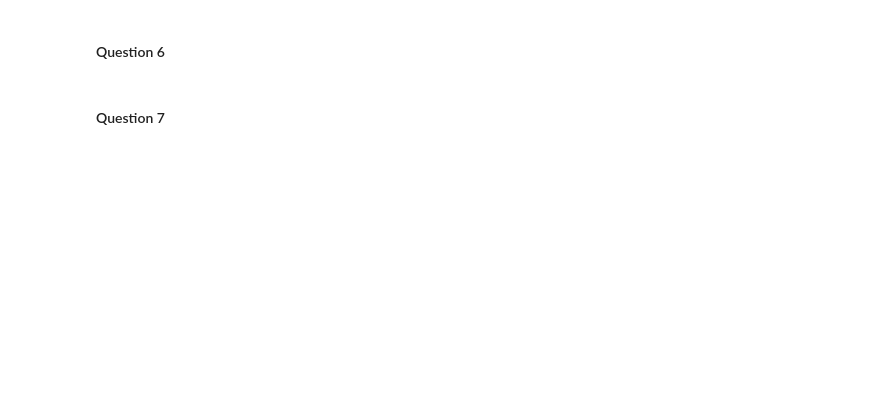
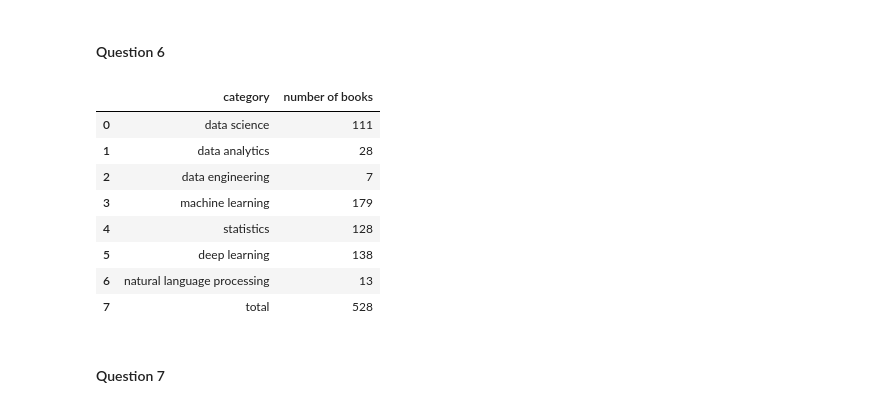
Before and after one commit to IshayM-git/assignment1_322815341_212362594, a Jupyter notebook: assignment1-task2.ipynb, the cells around one changed output. Saved outputs shown, nothing was run; the diff lists cells and outputs as text; code cells hidden in the pictures; blank space fills up the shorter version.

```diff
--- a/assignment1-task2.ipynb
+++ b/assignment1-task2.ipynb
@@ -49,12 +176,45 @@ df.info()
 # %%
 ### inspect book titles carefully: they can be roughly split by keyphrases:
 ### ['data science', 'data analytics', 'data engineering', 'machine learning', 'statistics',
 ### 'deep learning', 'natural language processing']
 
 ### a book belongs to one of the above categories if its name contains the corresponding keyphrase
 ### display the number of books that fall into each category and their total, in the same table
 ### some books may not belong to any of the listed above categories
 ### category match should be case insensitive
+
+
+keywords = ['data science', 'data analytics', 'data engineering', 'machine learning',
+            'statistics', 'deep learning', 'natural language processing']
+
+category_count_dict = {}  # counter for each category
+
+# create new df with the title in lower case (case insensitive), and with a boolean column to count only one time per book (for their total)
+df_books_title_lower_case = pd.DataFrame()
+df_books_title_lower_case['title'] = df['title'].str.lower()
+df_books_title_lower_case['counted'] = False
+
+# sum per keyword and update counted column
+for keyword in keywords:
+    matches = df_books_title_lower_case['title'].str.contains(keyword, na=False)
+    count = matches.sum()
+    category_count_dict[keyword] = count
+    df_books_title_lower_case.loc[matches, 'counted'] = True # mark relevant row as counted
+
+category_count_dict['total'] = df_books_title_lower_case['counted'].sum() # count how many trues
+
+result_q6 = pd.DataFrame(list(category_count_dict.items()), columns=['category', 'number of books'])
+result_q6
+# %% [output]
+|  | category | number of books |
+| 0 | data science | 111 |
+| 1 | data analytics | 28 |
+| 2 | data engineering | 7 |
+| 3 | machine learning | 179 |
+| 4 | statistics | 128 |
+| 5 | deep learning | 138 |
+| 6 | natural language processing | 13 |
+| 7 | total | 528 |
 # %% [markdown]
 #### Question 7
 # %%
```
Also changed, not shown: parts of 11 cells of this notebook.
